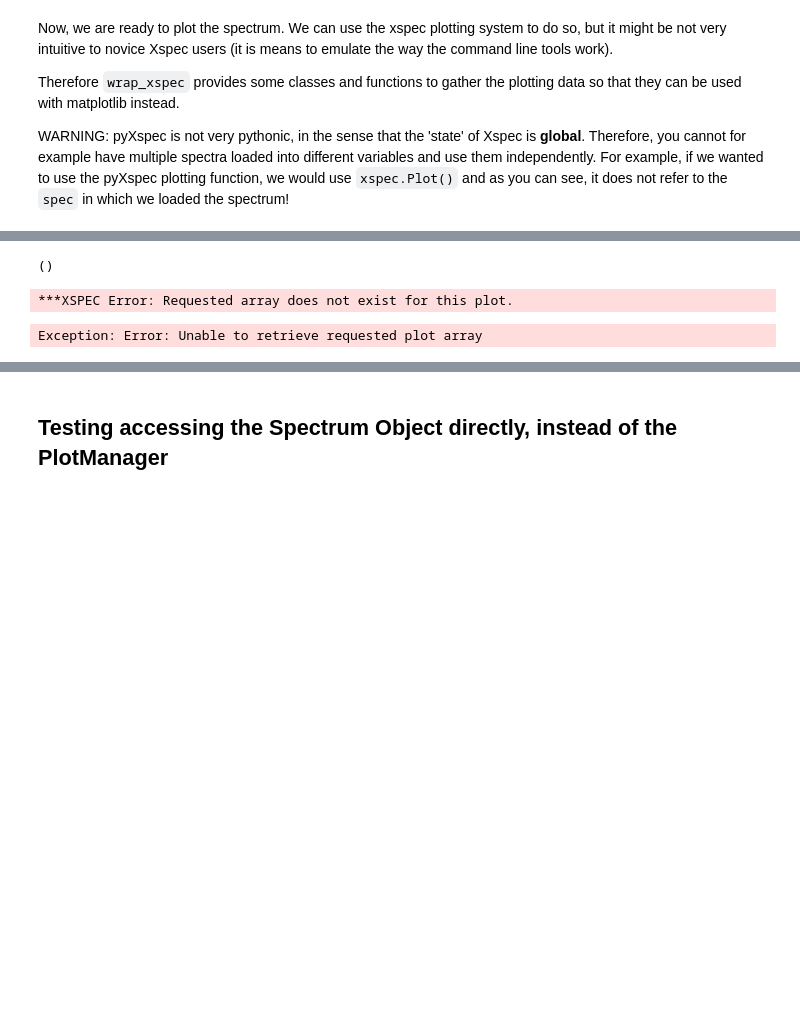
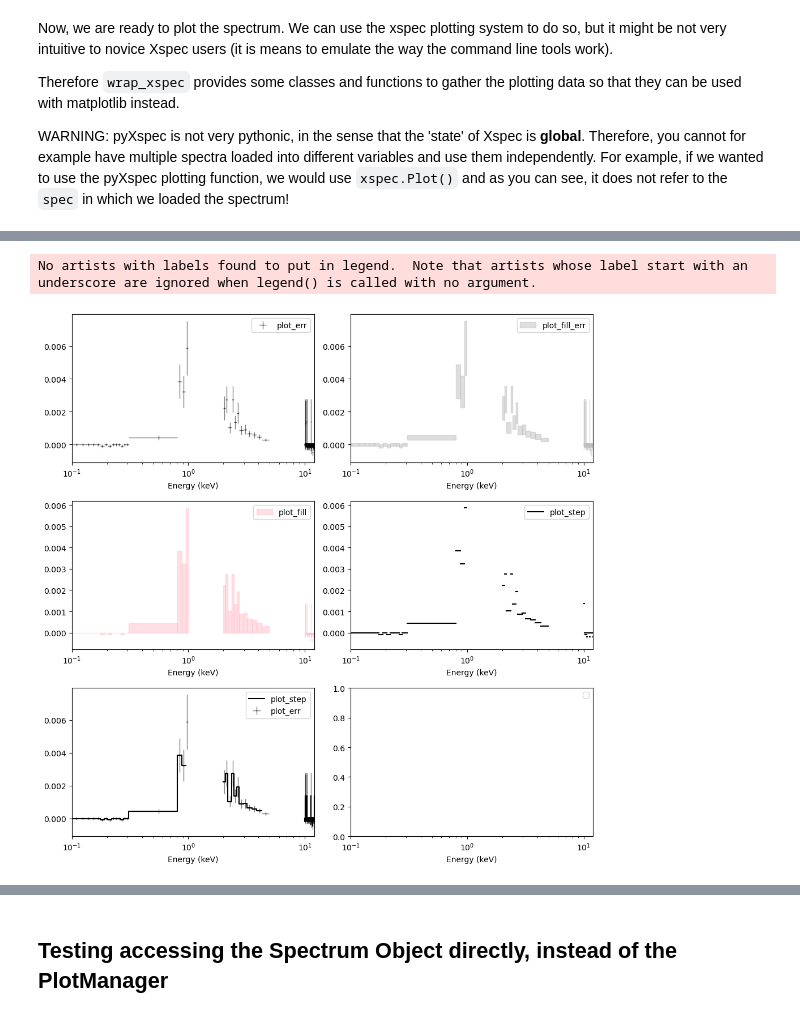
Before and after one commit to veropetit/wrap_xspec, a Jupyter notebook: Tutorials/LoadingSpectrum.ipynb, the cells around one changed output, grey strips where cells are left out. Cells and saved outputs as stored; diff of their text form; code cells hidden in the pictures; blank space fills up the shorter version.

Commit message:
Added more plotting capabilities

```diff
--- a/Tutorials/LoadingSpectrum.ipynb
+++ b/Tutorials/LoadingSpectrum.ipynb
@@ -131,30 +122,27 @@ User entered plot commands:
    Min. Signif.   Max. # Bins   Error Type
         0.00000             1         quad
 No plot commands have been entered.
-# %%
-xspec.Plot.commands
-print(xspec.AllData.nSpectra)
-# %% [output]
-()
 # %%
 plotdata = wx.plot.get_SpectrumData()
 
-fig, ax = plt.subplots(2,2)
+fig, ax = plt.subplots(3,2, figsize=(10,10))
 
 ax[0,0] = plotdata.plot_err(ax[0,0], c='k', ms='1', lw=1, alpha=0.5, label='plot_err')
 ax[1,0] = plotdata.plot_fill(ax[1,0], color='pink', alpha=0.5, label='plot_fill')
 ax[0,1] = plotdata.plot_fill_err(ax[0,1], color='0.75', alpha=0.5, label='plot_fill_err')
 ax[1,1] = plotdata.plot_step(ax[1,1], label='plot_step')
+ax[2,0] = plotdata.plot_step_h(ax[2,0], label='plot_step')
+ax[2,0] = plotdata.plot_err(ax[2,0], c='k', ms='1', lw=1, alpha=0.5, label='plot_err')
 
 for item in ax.flatten():
     item.set_xscale('log')
     item.set_xlabel('Energy (keV)')
     item.set_xlim(0.1,12)
     item.legend(loc=0)
 plt.tight_layout()
 # %% [output]
-***XSPEC Error: Requested array does not exist for this plot.
+No artists with labels found to put in legend.  Note that artists whose label start with an underscore are ignored when legend() is called with no argument.
-Exception: Error: Unable to retrieve requested plot array
+[figure, added]
 # %%
 plotdata2 = wx.plot.get_SpectrumData(s=2)
 
```
Also changed, not shown: parts of 9 cells of this notebook, 2 other files.
